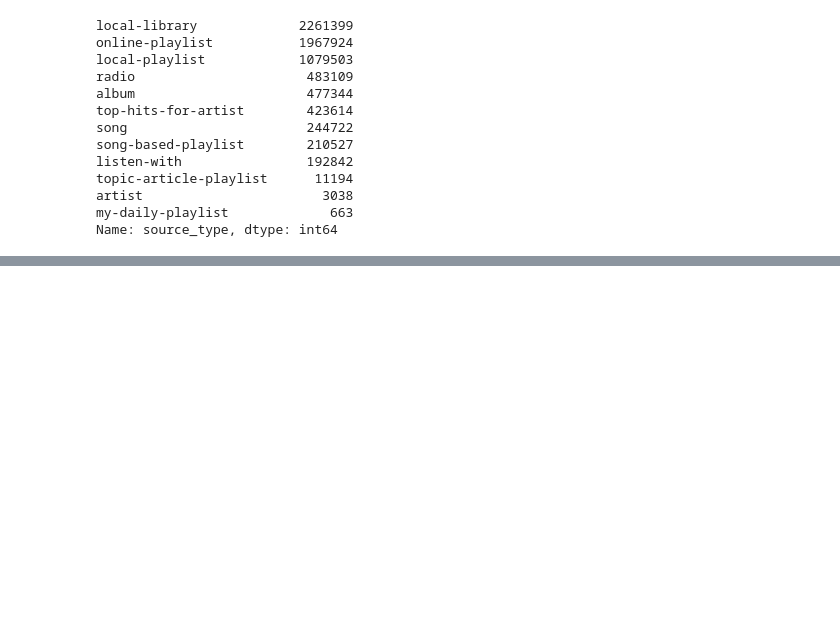
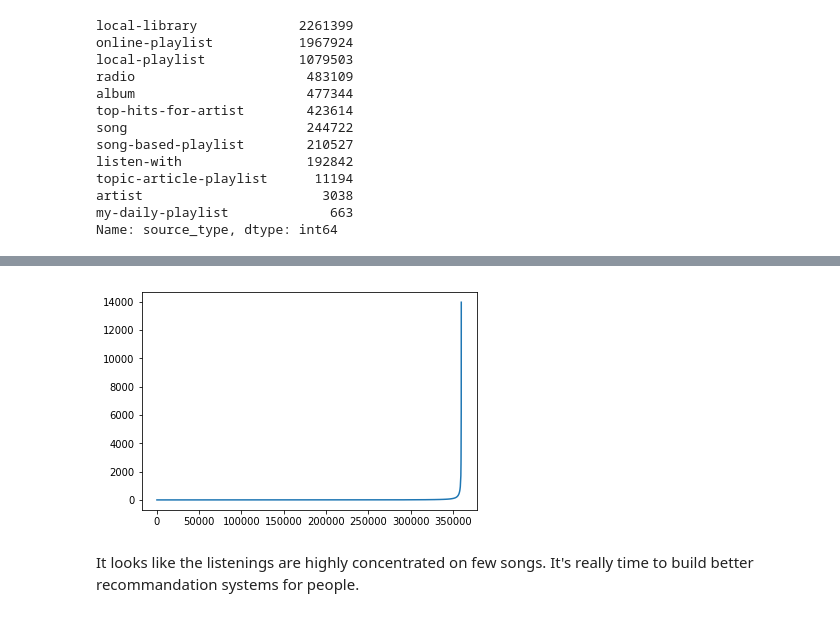
Before and after one commit to PaulPruliere/wsdm, a Jupyter notebook: wsdm.ipynb, the cells around one changed output, grey strips where cells are left out. Drawn from its saved outputs; the diff is of its cells as text; code cells hidden in the pictures; blank space fills up the shorter version.

```diff
--- a/wsdm.ipynb
+++ b/wsdm.ipynb
@@ -261,0 +287,3 @@ This above shows people habits, listening more to songs they already have in the
+# %%
+charts = train.groupby("song_id").count()
+charts = charts.sort_values("target")["target"]
@@ -261,0 +302,8 @@ This above shows people habits, listening more to songs they already have in the
+# %%
+plt.plot(charts.values)
+plt.show()
+# %% [output]
+[figure, added]
+# %% [markdown]
+It looks like the listenings are highly concentrated on few songs.
+It's really time to build better recommandation systems for people.
```
Also changed, not shown: parts of 18 cells of this notebook.
